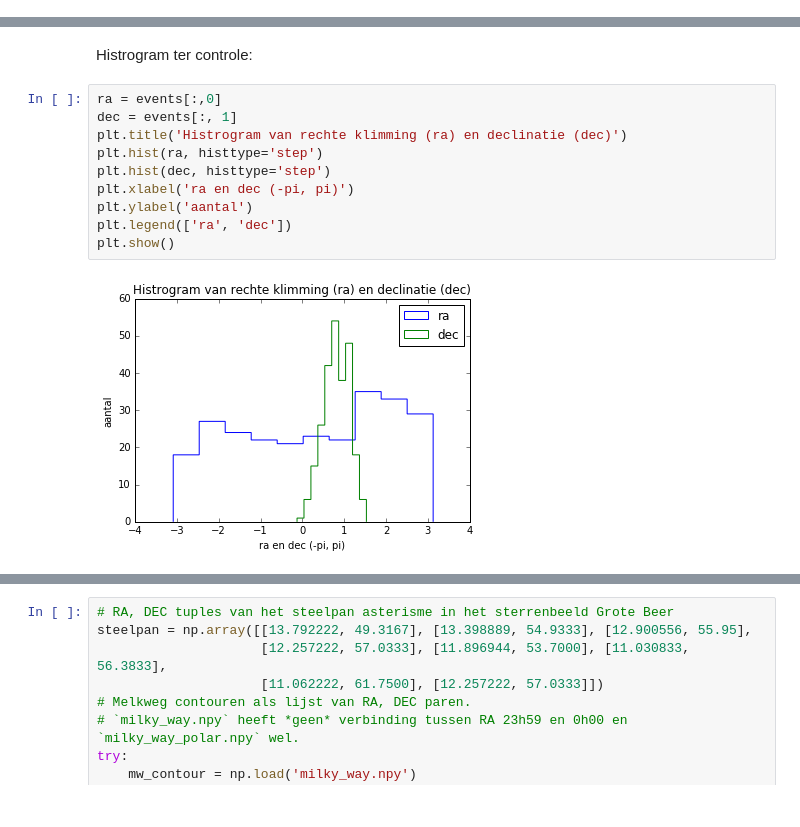
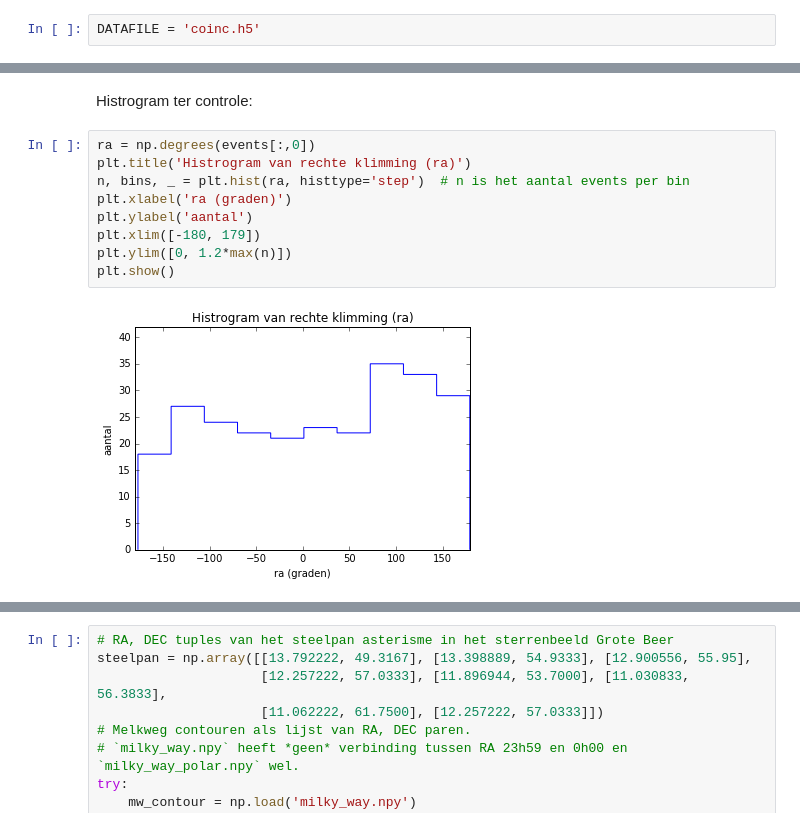
Before and after one commit to tomkooij/lio-project, a Jupyter notebook: sterrenkaart/10_sterrenkaart.ipynb, the cells around one changed output, grey strips where cells are left out. Drawn from its saved outputs; the diff is of its cells as text.

```diff
--- a/sterrenkaart/reconstructies op hemelkaart.ipynb
+++ b/sterrenkaart/10_sterrenkaart.ipynb
@@ -22,0 +28,2 @@ Door deze keuze selecteren we een beperkt aantal showers met hoge energie.
+# %%
+DATAFILE = 'coinc.h5'
@@ -80,14 +106,13 @@ events = np.array(events)
 # %% [markdown]
 Histrogram ter controle:
 # %%
-ra = events[:,0]
-dec = events[:, 1]
-plt.title('Histrogram van rechte klimming (ra) en declinatie (dec)')
-plt.hist(ra, histtype='step')
-plt.hist(dec, histtype='step')
-plt.xlabel('ra en dec (-pi, pi)')
+ra = np.degrees(events[:,0])
+plt.title('Histrogram van rechte klimming (ra)')
+n, bins, _ = plt.hist(ra, histtype='step')  # n is het aantal events per bin
+plt.xlabel('ra (graden)')
 plt.ylabel('aantal')
-plt.legend(['ra', 'dec'])
+plt.xlim([-180, 179])
+plt.ylim([0, 1.2*max(n)])
 plt.show()
 # %% [output]
-[figure, old version]
+[figure, new version]
```
Also changed, not shown: parts of 18 cells of this notebook.
